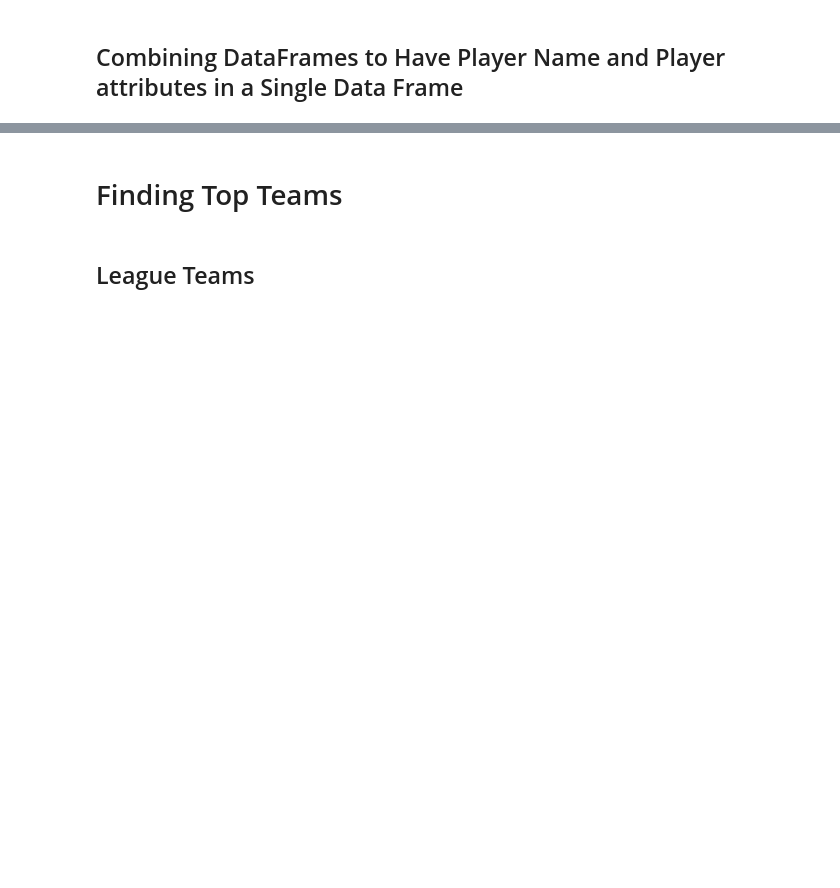
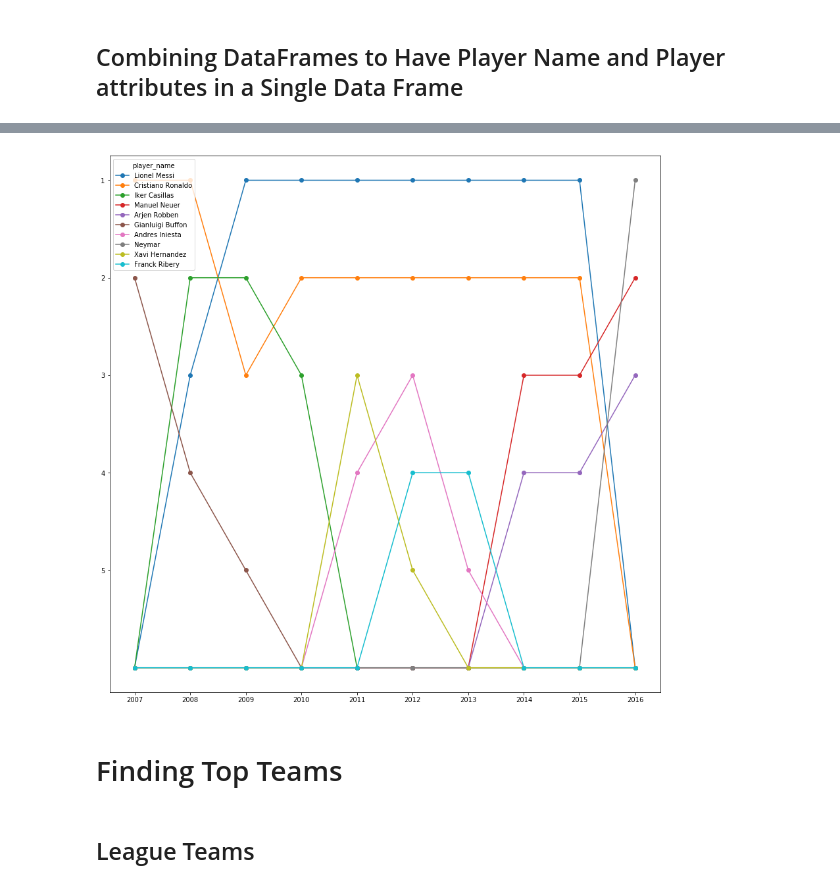
Before and after one commit to abhiksark/Udacity-DataAnalyst-Nanodegree, a Jupyter notebook: football_analysis/EDA_Football.ipynb, the cells around one changed output, grey strips where cells are left out. Drawn from its saved outputs; the diff is of its cells as text; code cells hidden in the pictures; blank space fills up the shorter version.

```diff
--- a/football_analysis/EDA_Football.ipynb
+++ b/football_analysis/EDA_Football.ipynb
@@ -215,0 +407,9 @@ plt.show();
+# %%
+
+df = top_N_players(df_comb_player,2007)[['player_name']]
+df.reset_index(level=0, inplace=True)
+df.index = range(1,len(df.index)+1)
+df.reset_index(level=0, inplace=True)
+df.rename( columns={"index":"rank10"},inplace=True)
+df_rank = pd.merge(df_rank,df[:5],on=["player_api_id","player_name"],how='outer')
+df
@@ -215,0 +433,13 @@ plt.show();
+# %%
+#Making a Line Plot of top 15 Players
+df_rank.index = df_rank.player_name
+#Taking only the rank in consideration
+df_rank = df_rank[[ 'rank1', 'rank2','rank3', 'rank4', 'rank5', 'rank6', 'rank7', 'rank8', 'rank9','rank10']]
+# %%
+df_rank = df_rank.replace(np.NaN,6) # Replacing the NaNs with 11 to better represent the graph
+df_rank['sum_rank'] = df_rank[[ 'rank1', 'rank2','rank3', 'rank4', 'rank5', 'rank6', 'rank7', 'rank8', 'rank9','rank10']].sum(axis=1)
+# %%
+df_rank =  df_rank.sort_values('sum_rank').head(10) #sorting and taking only top 15 values
+thickness = df_rank.sum_rank
+df_rank  = df_rank.drop('sum_rank',axis=1)
+df1_transposed = df_rank.T
@@ -216,3 +460,13 @@ plt.show();
+# %%
+df1_transposed.plot(kind='line',figsize=(15,15), marker='o')
+plt.gca().invert_yaxis() #inverting y axis
+plt.gca().invert_xaxis() #inverting y axis
+plt.yticks(range(1,6))
+ind = np.arange(10)
+plt.xticks(ind, ("2016","2015","2014","2013","2012","2011","2010","2009","2008","2007"))
+plt.show();
+# %% [output]
+[figure, added]
 # %% [markdown]
 # Finding Top Teams
 # %% [markdown]
```
Also changed, not shown: parts of 98 cells of this notebook.
